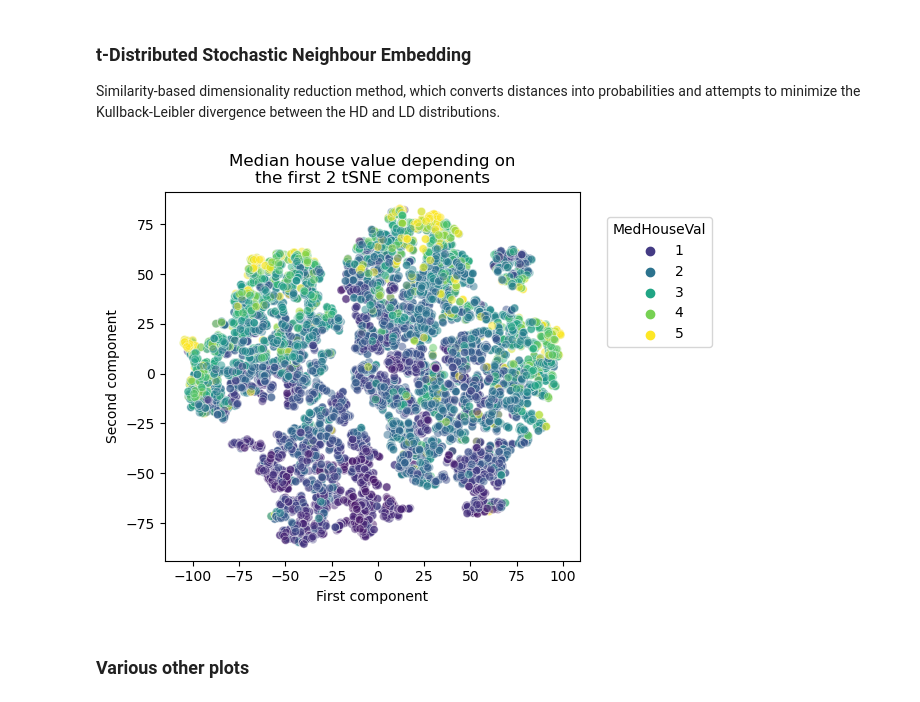
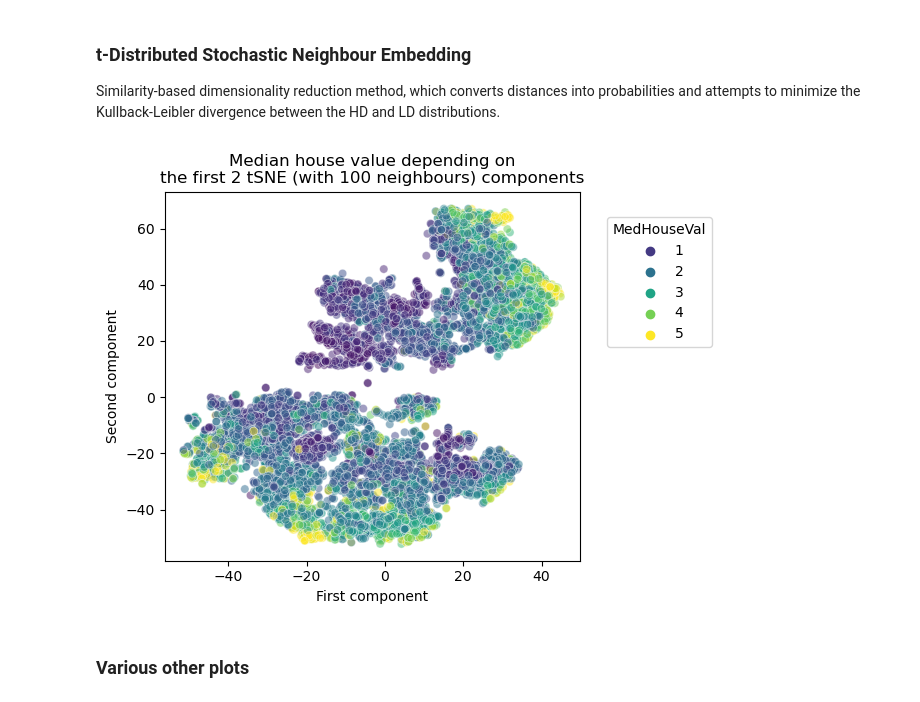
Before and after one commit to mathjacob/LINMA2472-HW4, a Jupyter notebook: devoir4.ipynb, the cells around one changed output. Saved outputs shown, nothing was run; the diff lists cells and outputs as text; code cells hidden in the pictures.

```diff
--- a/devoir4.ipynb
+++ b/devoir4.ipynb
@@ -252,11 +252,11 @@ plot_embedding(Xt_lle_modified, y_subset_scaled, "modified LLE")
 ### t-Distributed Stochastic Neighbour Embedding
 Similarity-based dimensionality reduction method, which converts distances into probabilities and attempts to minimize the Kullback-Leibler divergence between the HD and LD distributions.
 # %%
-tsne = TSNE(n_components=2, learning_rate='auto', init='random', perplexity=20)
+tsne = TSNE(n_components=2, learning_rate='auto', init='random', perplexity=100)
 Xt_tsne = tsne.fit_transform(X_subset_scaled)
-plot_embedding(Xt_tsne, y_subset_scaled, "tSNE")
+plot_embedding(Xt_tsne, y_subset_scaled, "tSNE (with 100 neighbours)")
 # %% [output]
-[figure, old version]
+[figure, new version]
 # %% [markdown]
 ### Various other plots
 # %%
```
Also changed, not shown: parts of 13 cells of this notebook.
